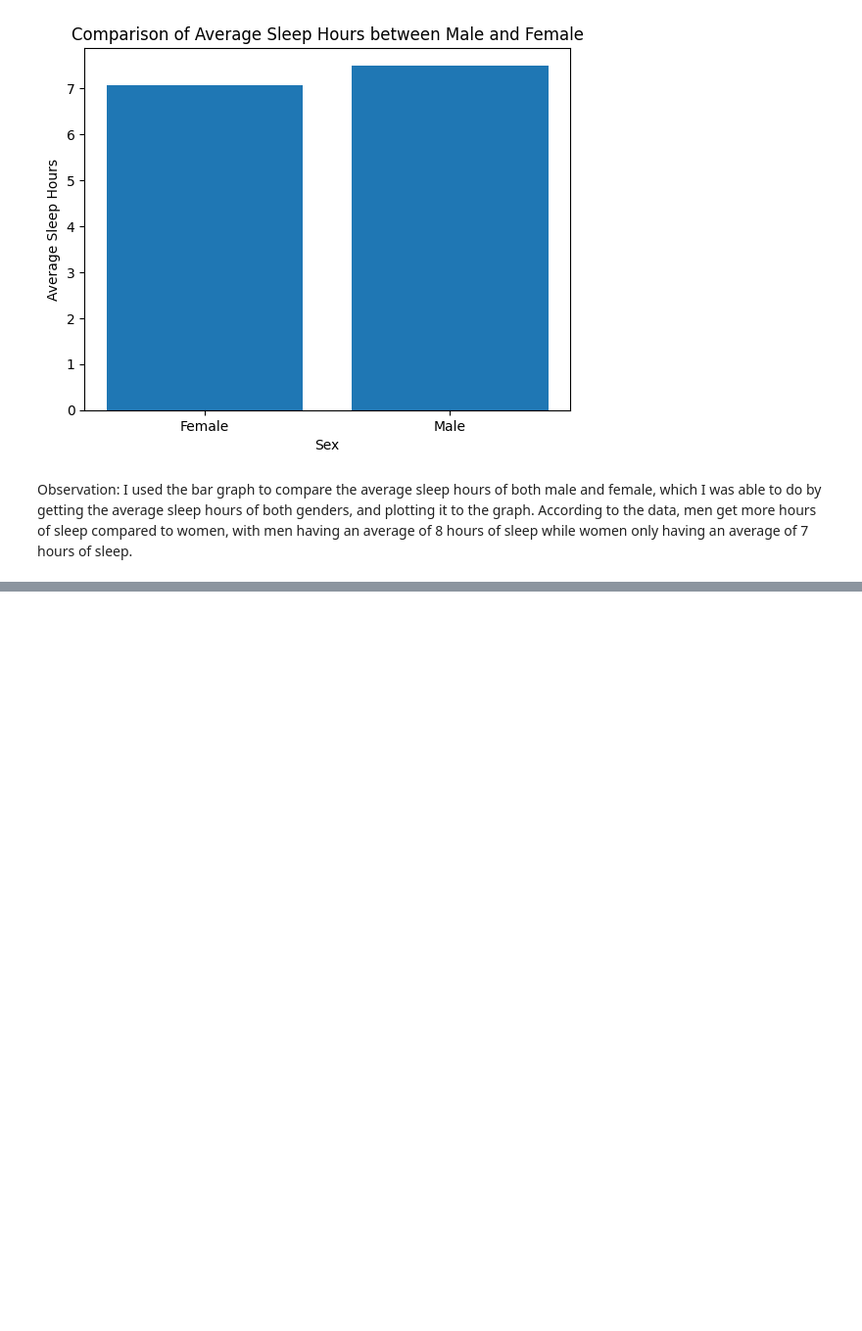
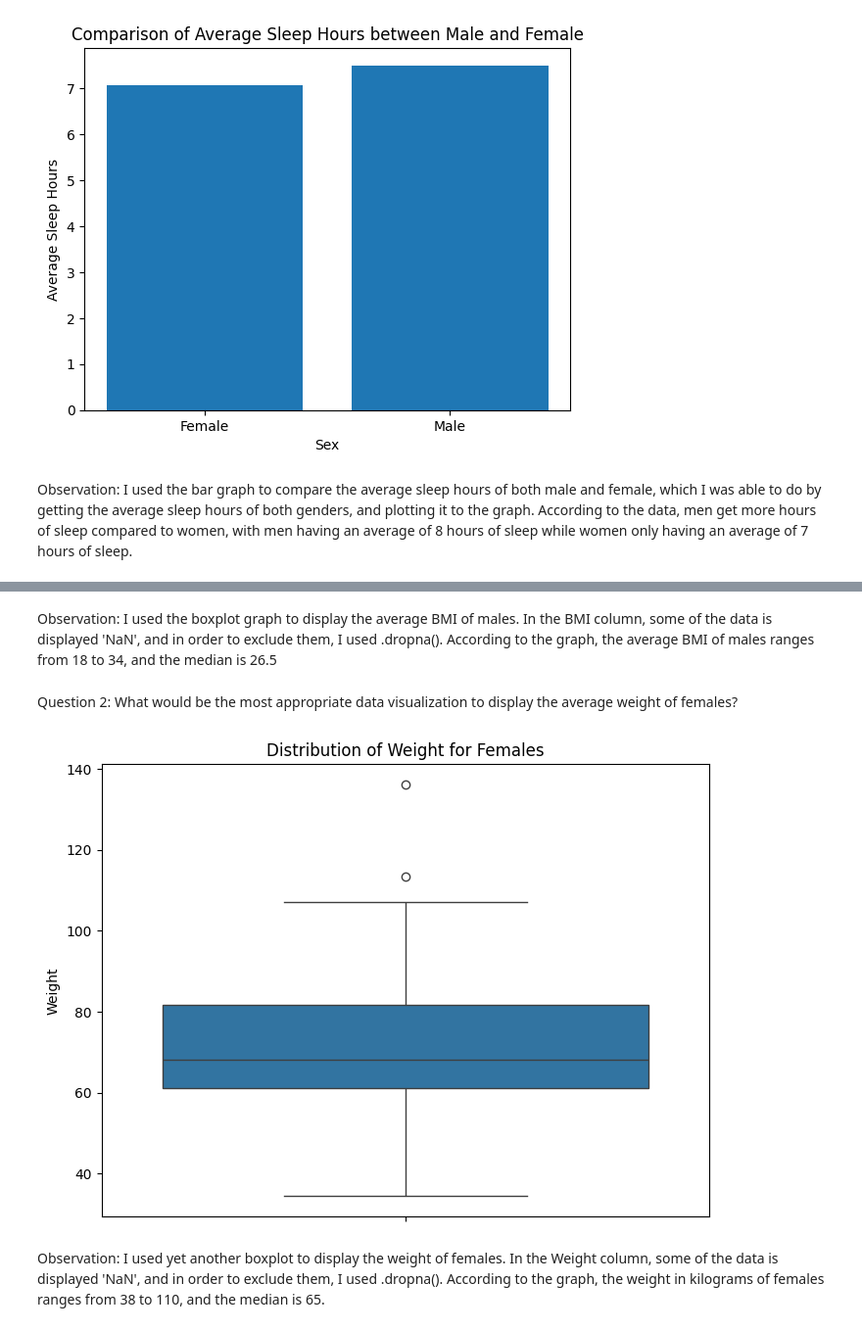
Before and after one commit to Calvin-Earl/VDA-CpE031-CpE21S4, a Jupyter notebook: planta_midtermexam_heartdiseases.ipynb, the cells around one changed output, grey strips where cells are left out. Shown: that part at 98% size. Cells and saved outputs as stored; diff of their text form; code cells hidden in the pictures; blank space fills up the shorter version.

```diff
--- a/planta_midtermexam_heartdiseases.ipynb
+++ b/planta_midtermexam_heartdiseases.ipynb
@@ -82,0 +130,17 @@ Observation: I used the bar graph to compare the average sleep hours of both mal
+# %% [markdown]
+Observation: I used the boxplot graph to display the average BMI of males. In the BMI column, some of the data is displayed 'NaN', and in order to exclude them, I used .dropna(). According to the graph, the average BMI of males ranges from 18 to 34, and the median is 26.5
+# %% [markdown]
+Question 2: What would be the most appropriate data visualization to display the average weight of females?
+# %%
+female_data = heart2[heart2['Sex'] == 'Female']
+
+plt.figure(figsize=(8, 6))
+sns.boxplot(y=female_data['WeightInKilograms'].dropna())
+
+plt.title('Distribution of Weight for Females')
+plt.ylabel('Weight')
+plt.show()
+# %% [output]
+[figure, added]
+# %% [markdown]
+Observation: I used yet another boxplot to display the weight of females. In the Weight column, some of the data is displayed 'NaN', and in order to exclude them, I used .dropna(). According to the graph, the weight in kilograms of females ranges from 38 to 110, and the median is 65.
```
Also changed, not shown: parts of 6 cells of this notebook.
